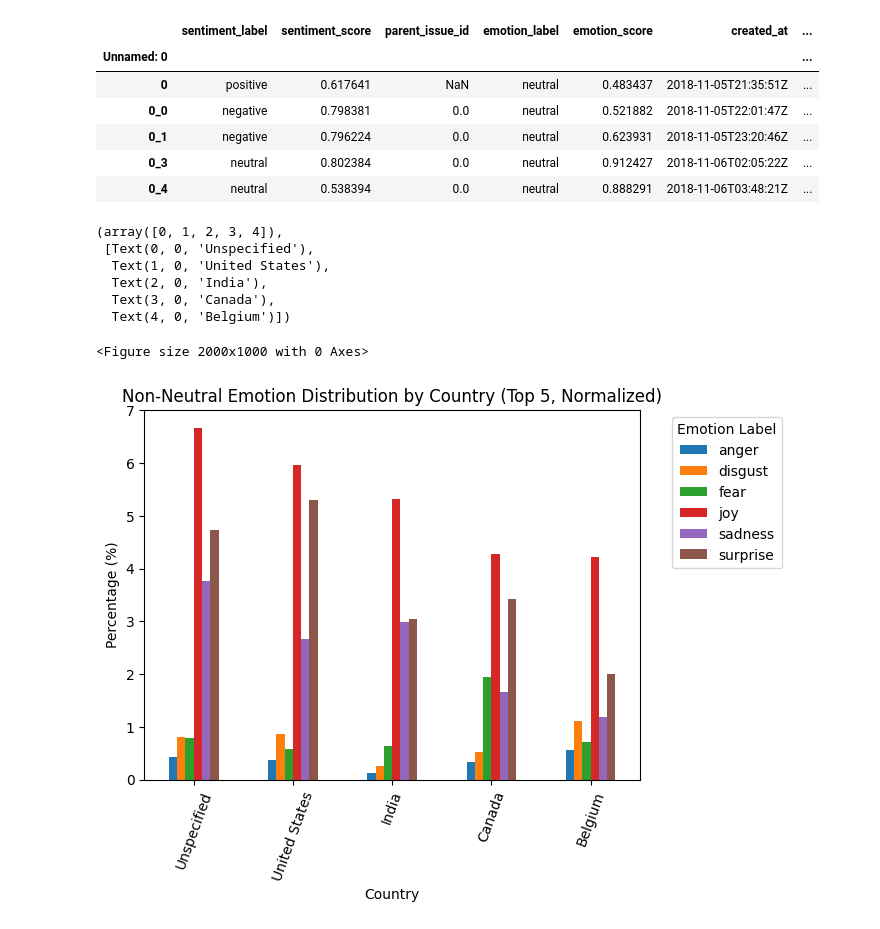
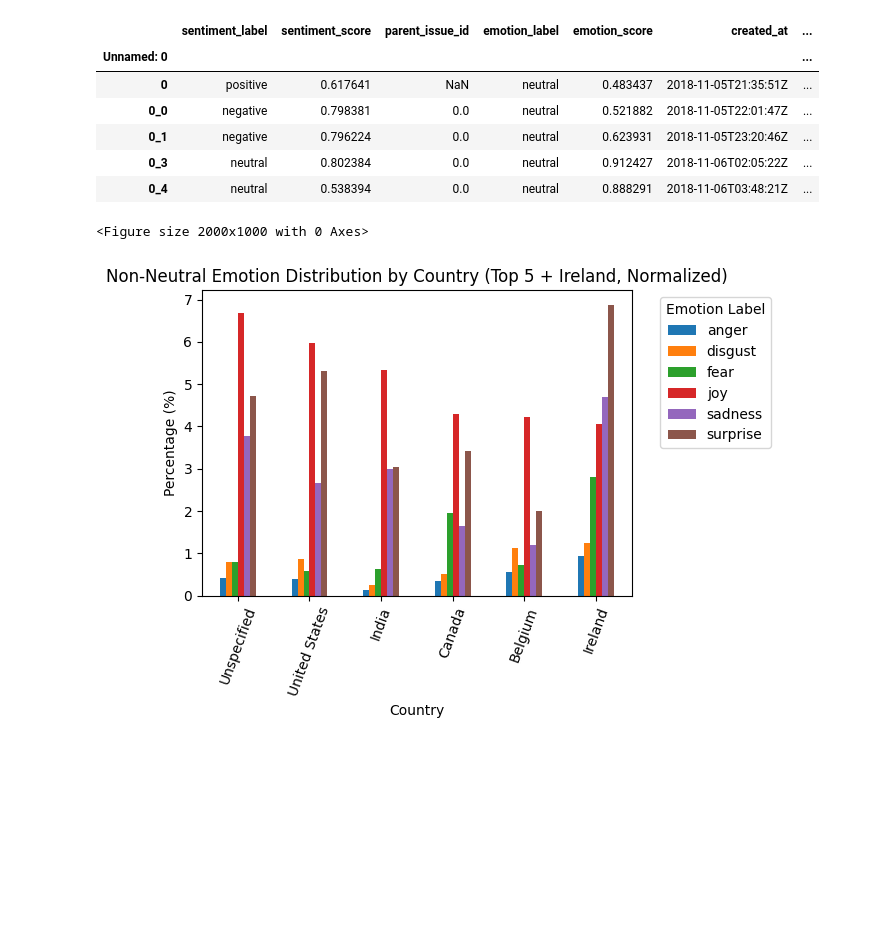
Before and after one commit to Grim2Hot/DAT6003, a Jupyter notebook: nlp_visualisation.ipynb, the cells around one changed output. Cells and saved outputs as stored; diff of their text form; code cells hidden in the pictures; blank space fills up the shorter version.

```diff
--- a/nlp_visualisation.ipynb
+++ b/nlp_visualisation.ipynb
@@ -220,37 +236,44 @@ df2.head()
 | 0_3 | neutral | 0.802384 | 0.0 | neutral | 0.912427 | 2018-11-06T02:05:22Z | ... |
 | 0_4 | neutral | 0.538394 | 0.0 | neutral | 0.888291 | 2018-11-06T03:48:21Z | ... |
 # %%
-# Plot the emotion distribution for the top 5 active countries (or unknown category)
+# Plot the emotion distribution for the top 5 active countries (or unknown category) and ensure Ireland is included
+
 df2_with_unspecified = df2.copy()
 df2_with_unspecified['author_location'] = df2_with_unspecified['author_location'].fillna('unspecified')
-top_countries = df1_with_unspecified['author_location'].value_counts().head(5).index
+
+base_top = df1_with_unspecified['author_location'].value_counts().head(5).index.tolist()
+force_include = ['IE', 'IRL', 'Ireland']  # common Ireland variants
+seen = set()
+top_countries = []
+for c in base_top + force_include:
+    if c not in seen:
+        seen.add(c)
+        top_countries.append(c)
 
 country_map = {country['iso']: country['name'] for country in gc.get_countries().values()}
 country_map['unspecified'] = 'Unspecified'
+country_map.setdefault('IE', 'Ireland')
+country_map.setdefault('IRL', 'Ireland')
+country_map.setdefault('Ireland', 'Ireland')
 
 country_emotion_counts = df2_with_unspecified[df2_with_unspecified['author_location'].isin(top_countries)].groupby(['author_location', 'emotion_label']).size().unstack(fill_value=0)
 country_emotion = country_emotion_counts.div(country_emotion_counts.sum(axis=1), axis=0) * 100
 country_emotion.index = country_emotion.index.map(lambda x: country_map.get(x, x))
 
 emotion_cols = [emotion for emotion in country_emotion.columns if emotion != 'neutral']
 country_emotion = country_emotion[emotion_cols]
 
-
 country_emotion = country_emotion.sort_values(by='joy', ascending=False)
 
 plt.figure(figsize=(20, 10))
 country_emotion.plot(kind='bar')
 plt.ylabel('Percentage (%)')
 plt.xlabel('Country')
-plt.title('Non-Neutral Emotion Distribution by Country (Top 5, Normalized)')
+plt.title('Non-Neutral Emotion Distribution by Country (Top 5 + Ireland, Normalized)')
 plt.legend(title='Emotion Label', bbox_to_anchor=(1.05, 1), loc='upper left')
 plt.xticks(rotation=70)
+plt.tight_layout()
+plt.show()
 # %% [output]
-(array([0, 1, 2, 3, 4]),
- [Text(0, 0, 'Unspecified'),
-  Text(1, 0, 'United States'),
-  Text(2, 0, 'India'),
-  Text(3, 0, 'Canada'),
-  Text(4, 0, 'Belgium')])
+<Figure size 2000x1000 with 0 Axes>
-<Figure size 2000x1000 with 0 Axes>
-[figure, old version]
+[figure, new version]
```
Also changed, not shown: parts of 2 cells of this notebook, 1 other file.
